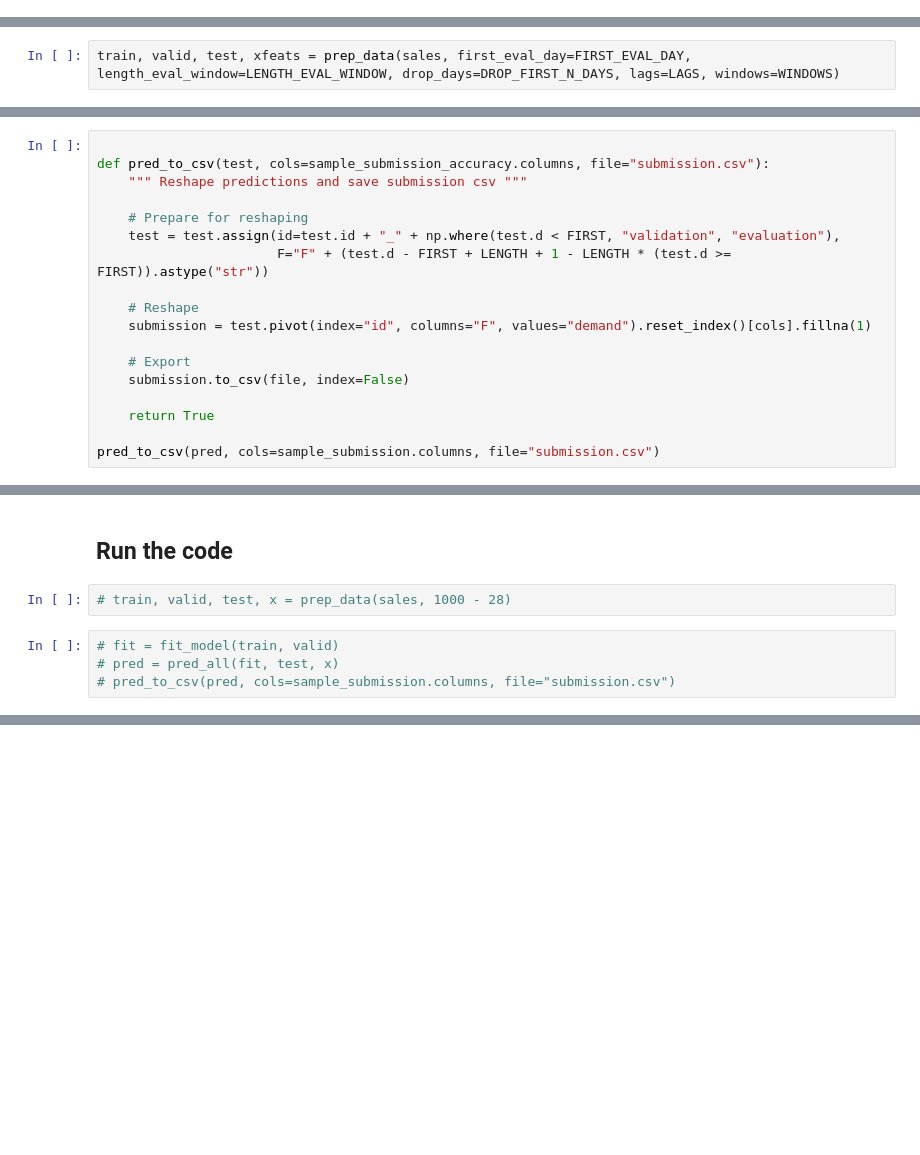
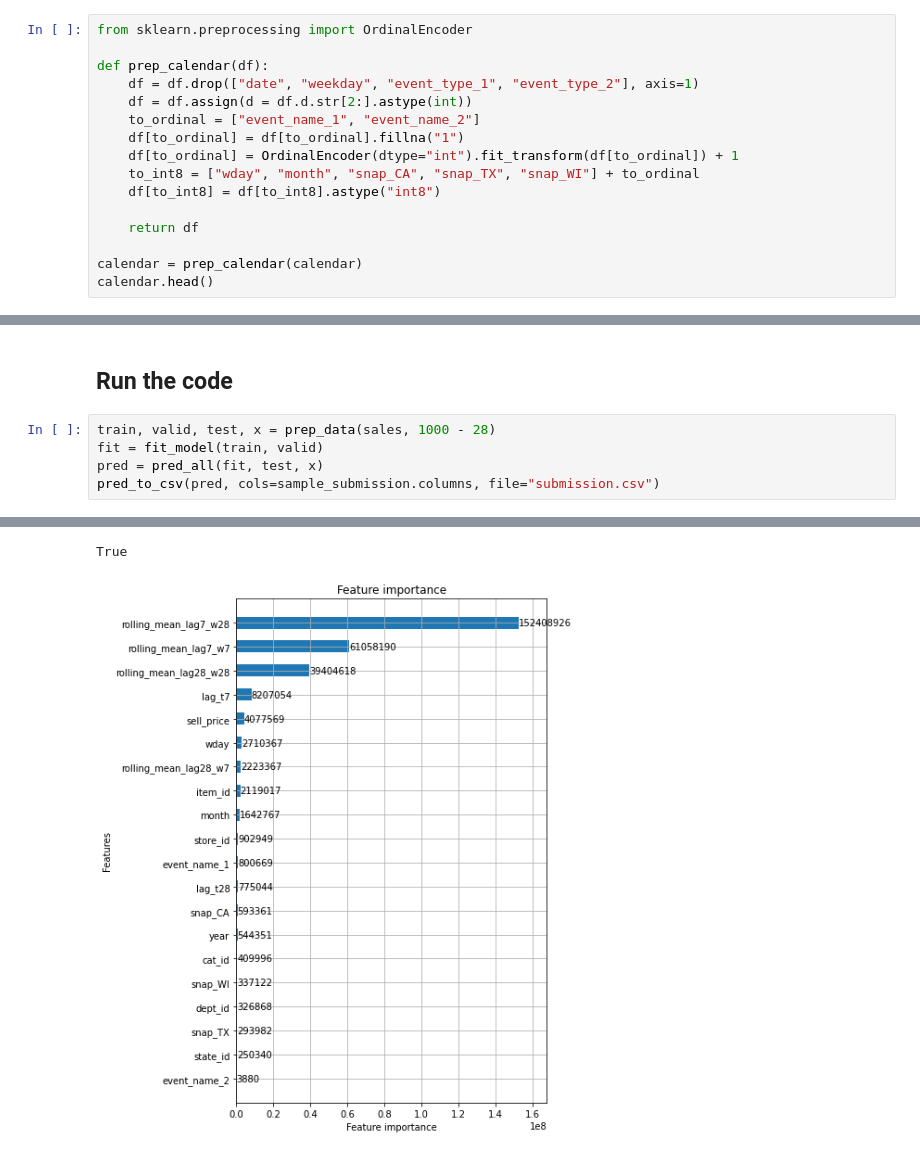
Before and after one commit to yjtek/kaggle, a Jupyter notebook: m5-forecasting/references/m5-forecast-poisson-loss-top-10.ipynb, the cells around one changed output, grey strips where cells are left out. Drawn from its saved outputs; the diff is of its cells as text; blank space fills up the shorter version.

```diff
--- a/m5-forecasting/references/m5-forecast-poisson-loss-top-10.ipynb
+++ b/m5-forecasting/references/m5-forecast-poisson-loss-top-10.ipynb
@@ -112,0 +23,16 @@ shape: (5, 4)
+# %%
+from sklearn.preprocessing import OrdinalEncoder
+
+def prep_calendar(df):
+    df = df.drop(["date", "weekday", "event_type_1", "event_type_2"], axis=1)
+    df = df.assign(d = df.d.str[2:].astype(int))
+    to_ordinal = ["event_name_1", "event_name_2"]
+    df[to_ordinal] = df[to_ordinal].fillna("1")
+    df[to_ordinal] = OrdinalEncoder(dtype="int").fit_transform(df[to_ordinal]) + 1
+    to_int8 = ["wday", "month", "snap_CA", "snap_TX", "snap_WI"] + to_ordinal
+    df[to_int8] = df[to_int8].astype("int8")
+
+    return df
+
+calendar = prep_calendar(calendar)
+calendar.head()
@@ -213,2 +49,0 @@ def prep_data(df, first_eval_day: int, length_eval_window: int, drop_days: int,
-# %%
-train, valid, test, xfeats = prep_data(sales, first_eval_day=FIRST_EVAL_DAY, length_eval_window=LENGTH_EVAL_WINDOW, drop_days=DROP_FIRST_N_DAYS, lags=LAGS, windows=WINDOWS)
@@ -330,18 +49,0 @@ shape: (50, 24)
-# %%
-
-def pred_to_csv(test, cols=sample_submission_accuracy.columns, file="submission.csv"):
-    """ Reshape predictions and save submission csv """
-
-    # Prepare for reshaping
-    test = test.assign(id=test.id + "_" + np.where(test.d < FIRST, "validation", "evaluation"),
-                       F="F" + (test.d - FIRST + LENGTH + 1 - LENGTH * (test.d >= FIRST)).astype("str"))
-
-    # Reshape
-    submission = test.pivot(index="id", columns="F", values="demand").reset_index()[cols].fillna(1)
-
-    # Export
-    submission.to_csv(file, index=False)
-
-    return True
-
-pred_to_csv(pred, cols=sample_submission.columns, file="submission.csv")
@@ -348,8 +170,8 @@ pred_to_csv(pred, cols=sample_submission.columns, file="submission.csv")
 # %% [markdown]
 ## Run the code
-# %%
-# train, valid, test, x = prep_data(sales, 1000 - 28)
 # %%
-# fit = fit_model(train, valid)
-# pred = pred_all(fit, test, x)
-# pred_to_csv(pred, cols=sample_submission.columns, file="submission.csv")
+train, valid, test, x = prep_data(sales, 1000 - 28)
+fit = fit_model(train, valid)
+pred = pred_all(fit, test, x)
+pred_to_csv(pred, cols=sample_submission.columns, file="submission.csv")
+# %% [output]
@@ -355,0 +195,2 @@ pred_to_csv(pred, cols=sample_submission.columns, file="submission.csv")
+True
+[figure, added]
```
Also changed, not shown: parts of 19 cells of this notebook, 1 other file.
